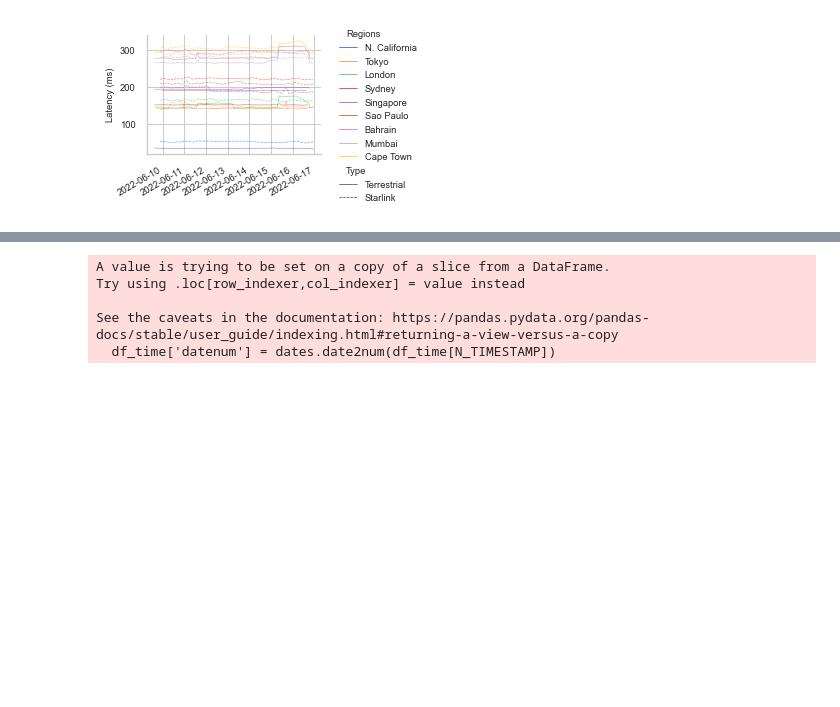
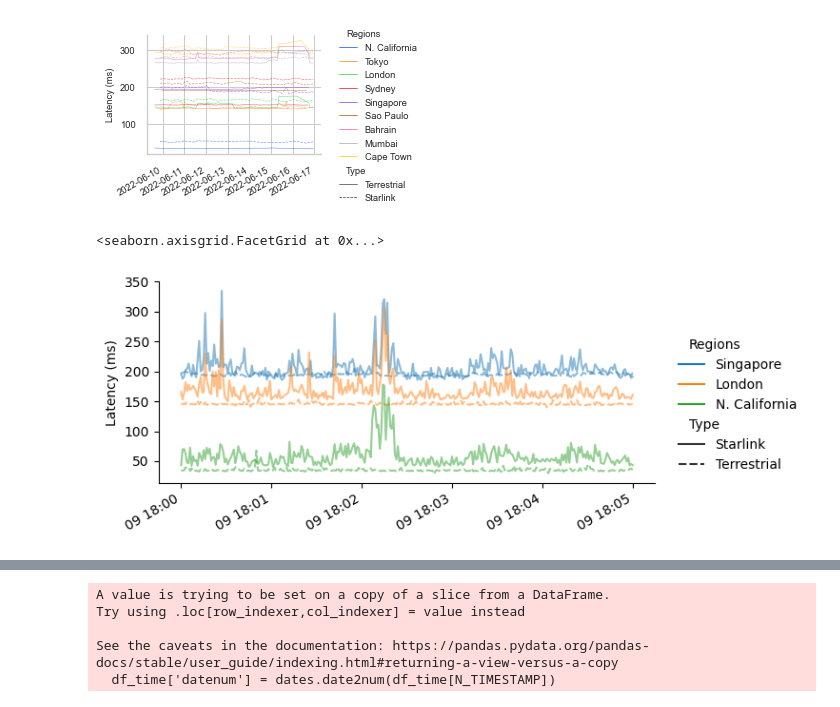
Before and after one commit to Starlink-Measurement/starlink-plot, a Jupyter notebook: plot_ping.ipynb, the cells around one changed output, grey strips where cells are left out. Drawn from its saved outputs; the diff is of its cells as text; code cells hidden in the pictures; blank space fills up the shorter version.

Commit message:
Add focused performance graph on ping data

```diff
--- a/plot_ping.ipynb
+++ b/plot_ping.ipynb
@@ -103,7 +103,7 @@ sns.set_theme("paper", style='whitegrid', rc=sns_params, color_codes=True, palet
 #sns.set_context("paper", rc=sns_params)
 #sns.set(rc=sns_params)
 # %%
-df_old = pd.read_csv(os.path.join(OUT_PATH, '2022-06-17_end_all_ping_data.csv'), index_col=False)
+df_old = pd.read_csv('data/2022-06-17_end_all_ping_data.csv', index_col=False)
 df_old[N_TIMESTAMP] = pd.to_datetime(df_old[N_TIMESTAMP])
 df_old
 # %% [output]
@@ -136,3 +136,6 @@ df_old.sort_values(N_TIMESTAMP)
 | 54583133 | 143.0 | 2022-06-17 08:39:47 | Tokyo | Terrestrial | False |
 | 54583142 | 261.0 | 2022-06-17 08:39:47 | Mumbai | Terrestrial | False |
 54583143 rows × 5 columns
+# %%
+df_less610 = df_old[df_old[N_TIMESTAMP] < '2022-06-10']
+df_less610.pivot_table(index=N_TYPE, columns=[N_REGIONS], values=N_LATENCY)
@@ -719,3 +734,77 @@ g_time.tight_layout()
 # %%
 g_time.savefig(f'{OUT_PATH}/2022-06-03_and_06_hourly_ping_no_outliers.pdf', bbox_inches='tight')
 #fig.savefig(f'{filename}.pgf', bbox_inches='tight')
+# %%
+df_less610Reg = df_less610[df_less610[N_REGIONS].isin(['London', 'Singapore', 'N. California'])]
+# %%
+import datetime as dt
+def plot_time_lat():
+    #df_time = df[df[N_TIMESTAMP] < '2022-07-22 04:10']
+
+    #df_time = df_processed[df_processed[N_TIMESTAMP] > '2022-06-03']
+
+    #df_time = df_time[(df_time[N_TIMESTAMP] >= '2022-07-22 03:30')]
+    #df_time = df_time[(df_time[N_TIMESTAMP] >= '2022-06-17 08:29') & (df_time[N_TIMESTAMP] < '2022-06-17 08:32')]
+    #df_time = df_time[df_time[N_REGIONS] == 'Cape Town']
+
+    df_time = df_less610Reg
+    df_time = df_time[(df_time[N_TIMESTAMP] >= '2022-06-09 18:00') & (df_time[N_TIMESTAMP] <= '2022-06-09 18:05')]
+    #df_time = df_time[df_time[N_OUTLIERS] == False]
+    df_time = df_time.groupby([N_TYPE, N_REGIONS]).resample('1S', on=N_TIMESTAMP).mean().reset_index()
+    #df_time = df_time[(df_time[N_TIMESTAMP] > '2022-06-12') & (df_time[N_TIMESTAMP] < '2022-06-12 10:00:00')]
+    #df_time = df_time[df_time[N_REGIONS] == 'Bahrain']
+
+    h = 3
+    #df_time = df_time.replace(N_STARLINK, N_DISHA)
+    aspect = (common.WIDTH_FULL - 1) / h
+    #aspect = 6 / h
+
+    #df_time = df_time[df_time[N_REGIONS] == 'N. California']
+    g_time = sns.relplot(data=df_time,
+                         x=N_TIMESTAMP, y=N_LATENCY,
+                         hue=N_REGIONS,
+                         hue_order=['Singapore', 'London', 'N. California'],
+                         #hue_order=REGION_ORDER,
+                         height=h, aspect=aspect,
+                         kind='line',
+                         #palette=['C0', 'C1', 'C3'],
+                         #col=N_TYPE, col_order=[N_DISHA, N_HOME],
+                         style=N_TYPE, style_order=[N_STARLINK, N_HOME],
+                         alpha=0.5,
+                        )
+
+    axes = g_time.axes.flatten()
+    df_missing = df_time[(df_time[N_LATENCY].isnull()) & (df_time[N_TYPE] == N_STARLINK)]
+    pal = sns.color_palette('bright')
+    for ax in axes:
+        #ax.grid(visible=True, which='both', axis='y', color='gray', linewidth=0.1)
+        #ax.set_rasterized(True)
+        #for _, row in df_missing.iterrows():
+        #    ax.axvline(row[N_TIMESTAMP], alpha=0.1, ls='--', color='red')
+
+        prev_timestamp = None
+        #for _, row in df_missing.iterrows():
+        #    if prev_timestamp:
+        #        if (row[N_TIMESTAMP] - prev_timestamp) > pd.Timedelta(hours=1):
+        #            ind = common.REGION_ORDER.index(row[N_REGIONS])
+        #            ax.axvspan(prev_timestamp, row[N_TIMESTAMP], alpha=0.1,
+        #                       facecolor='red',
+        #                       #facecolor=pal[ind],
+        #                       ec='white', ls='--')
+        #            prev_timestamp = None
+        #    else:
+        #        prev_timestamp = row[N_TIMESTAMP]
+
+    g_time.set(
+        #yscale='log',
+        xlabel=''
+    )
+    g_time.figure.autofmt_xdate()
+    g_time.tight_layout()
+    return g_time
+
+g_time610LSN = plot_time_lat()
+g_time610LSN
+# %% [output]
+<seaborn.axisgrid.FacetGrid at 0x...>
+[figure, added]
```
Also changed, not shown: parts of 4 cells of this notebook.
